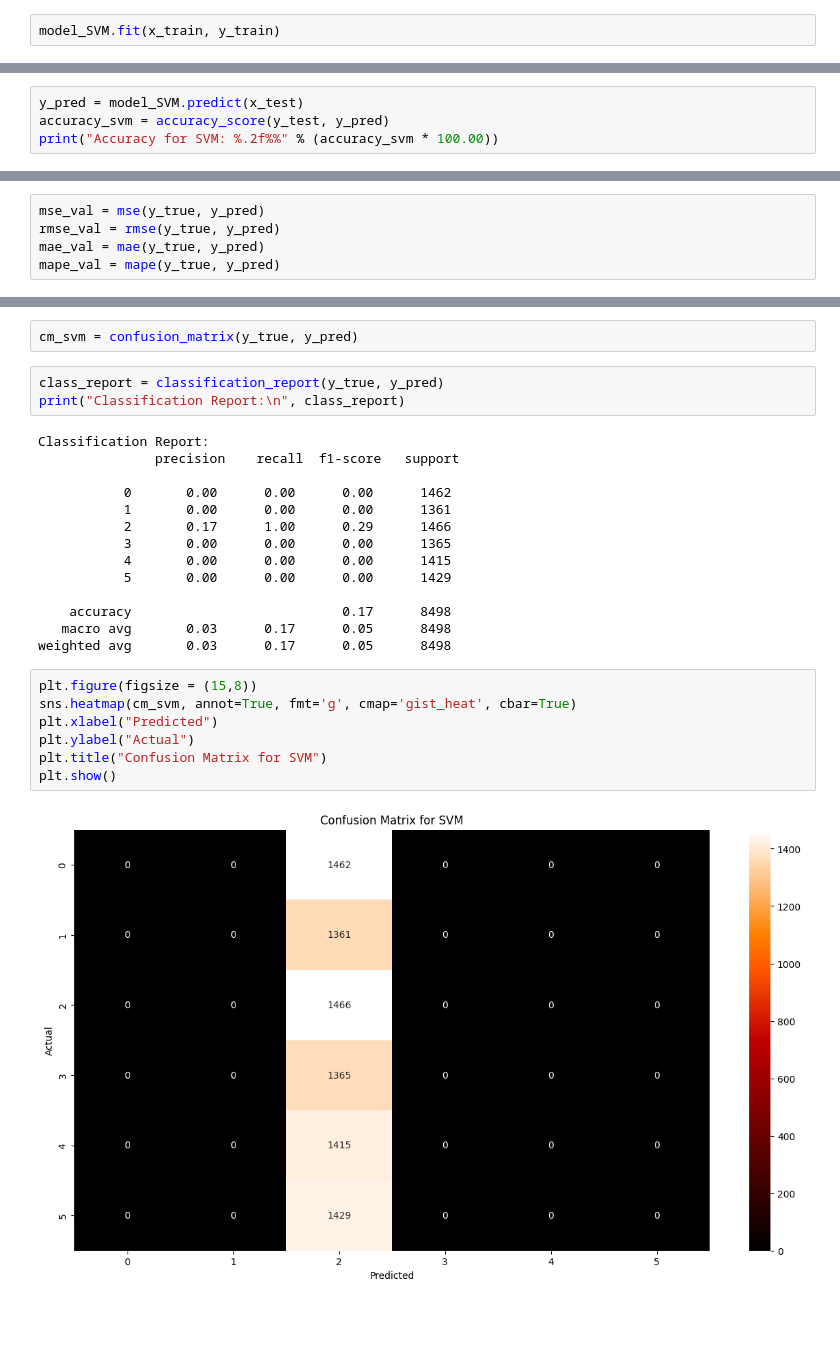
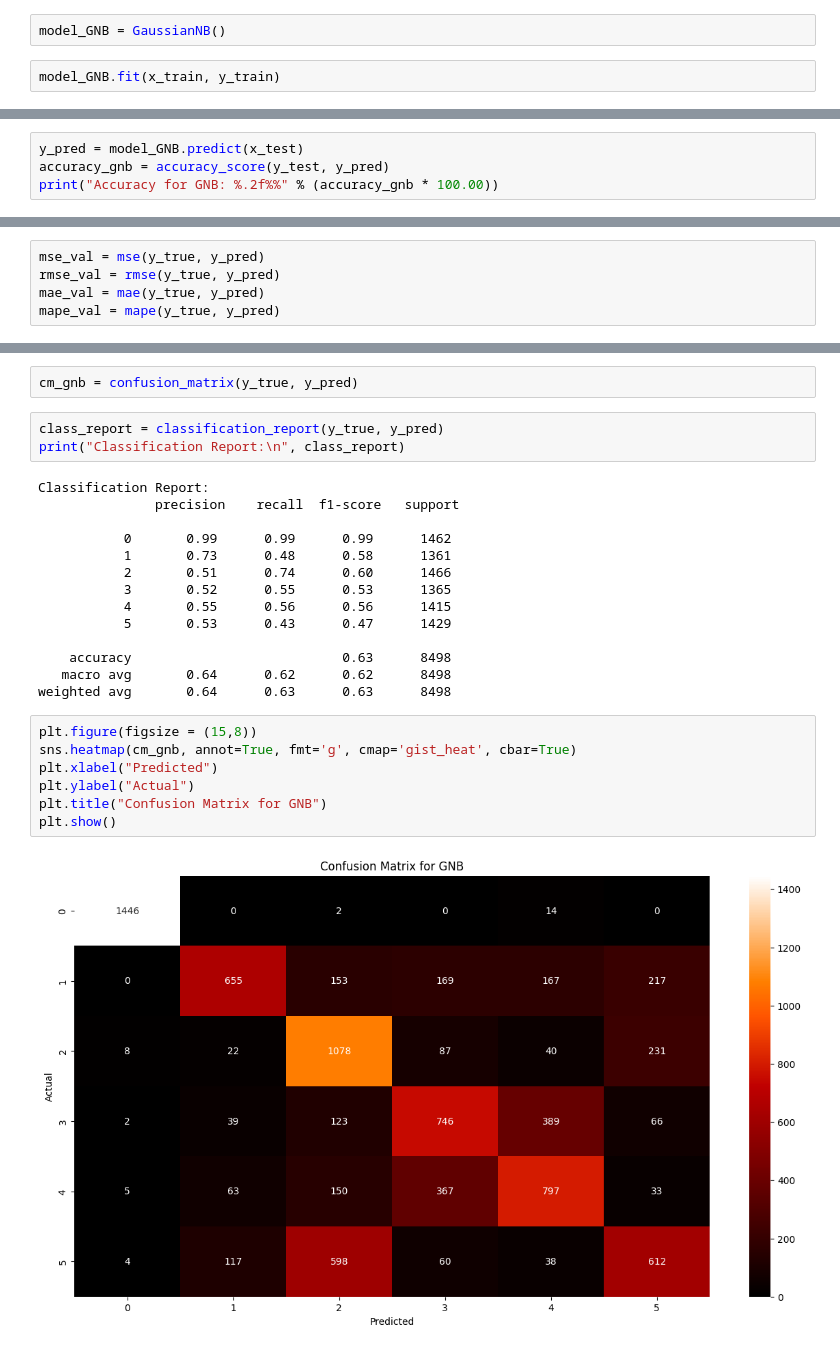
Before and after one commit to ashpreet12/MajorProject_Emg_ParkinsonDetection, a Jupyter notebook: dataset2_gestureRecogition.ipynb, the cells around one changed output, grey strips where cells are left out. Drawn from its saved outputs; the diff is of its cells as text; blank space fills up the shorter version.

```diff
--- a/dataset2_gestureRecogition.ipynb
+++ b/dataset2_gestureRecogition.ipynb
@@ -584,3 +491,5 @@ model_SVM = svm.SVC(kernel='linear')
+# %%
+model_GNB = GaussianNB()
 # %%
-model_SVM.fit(x_train, y_train)
+model_GNB.fit(x_train, y_train)
 # %% [output]
@@ -588,5 +497,5 @@ SVC(kernel='linear')
 # %%
-y_pred = model_SVM.predict(x_test)
-accuracy_svm = accuracy_score(y_test, y_pred)
-print("Accuracy for SVM: %.2f%%" % (accuracy_svm * 100.00))
+y_pred = model_GNB.predict(x_test)
+accuracy_gnb = accuracy_score(y_test, y_pred)
+print("Accuracy for GNB: %.2f%%" % (accuracy_gnb * 100.00))
 # %% [output]
@@ -637,5 +548,5 @@ plt.show()
 # %%
-cm_svm = confusion_matrix(y_true, y_pred)
+cm_gnb = confusion_matrix(y_true, y_pred)
 # %%
 class_report = classification_report(y_true, y_pred)
 print("Classification Report:\n", class_report)
@@ -643,25 +554,25 @@ print("Classification Report:\n", class_report)
 Classification Report:
                precision    recall  f1-score   support
 
-           0       0.00      0.00      0.00      1462
-           1       0.00      0.00      0.00      1361
-           2       0.17      1.00      0.29      1466
-           3       0.00      0.00      0.00      1365
-           4       0.00      0.00      0.00      1415
-           5       0.00      0.00      0.00      1429
+           0       0.99      0.99      0.99      1462
+           1       0.73      0.48      0.58      1361
+           2       0.51      0.74      0.60      1466
+           3       0.52      0.55      0.53      1365
+           4       0.55      0.56      0.56      1415
+           5       0.53      0.43      0.47      1429
 
-    accuracy                           0.17      8498
-   macro avg       0.03      0.17      0.05      8498
-weighted avg       0.03      0.17      0.05      8498
+    accuracy                           0.63      8498
+   macro avg       0.64      0.62      0.62      8498
+weighted avg       0.64      0.63      0.63      8498
 # %%
 plt.figure(figsize = (15,8))
-sns.heatmap(cm_svm, annot=True, fmt='g', cmap='gist_heat', cbar=True)
+sns.heatmap(cm_gnb, annot=True, fmt='g', cmap='gist_heat', cbar=True)
 plt.xlabel("Predicted")
 plt.ylabel("Actual")
-plt.title("Confusion Matrix for SVM")
+plt.title("Confusion Matrix for GNB")
 plt.show()
 # %% [output]
-[figure, old version]
+[figure, new version]
 # %%
 results
 # %% [output]
```
Also changed, not shown: parts of 17 cells of this notebook, 1 other file.
